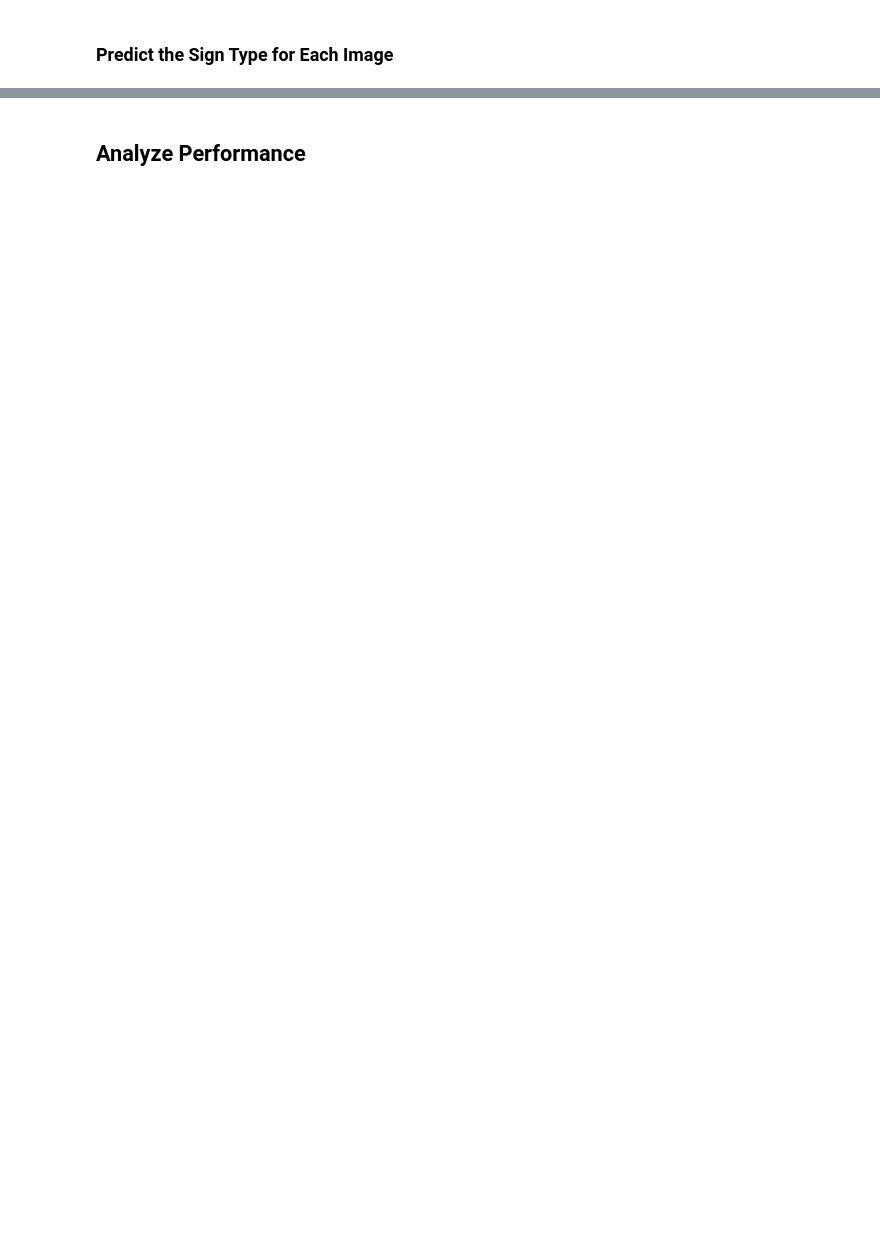
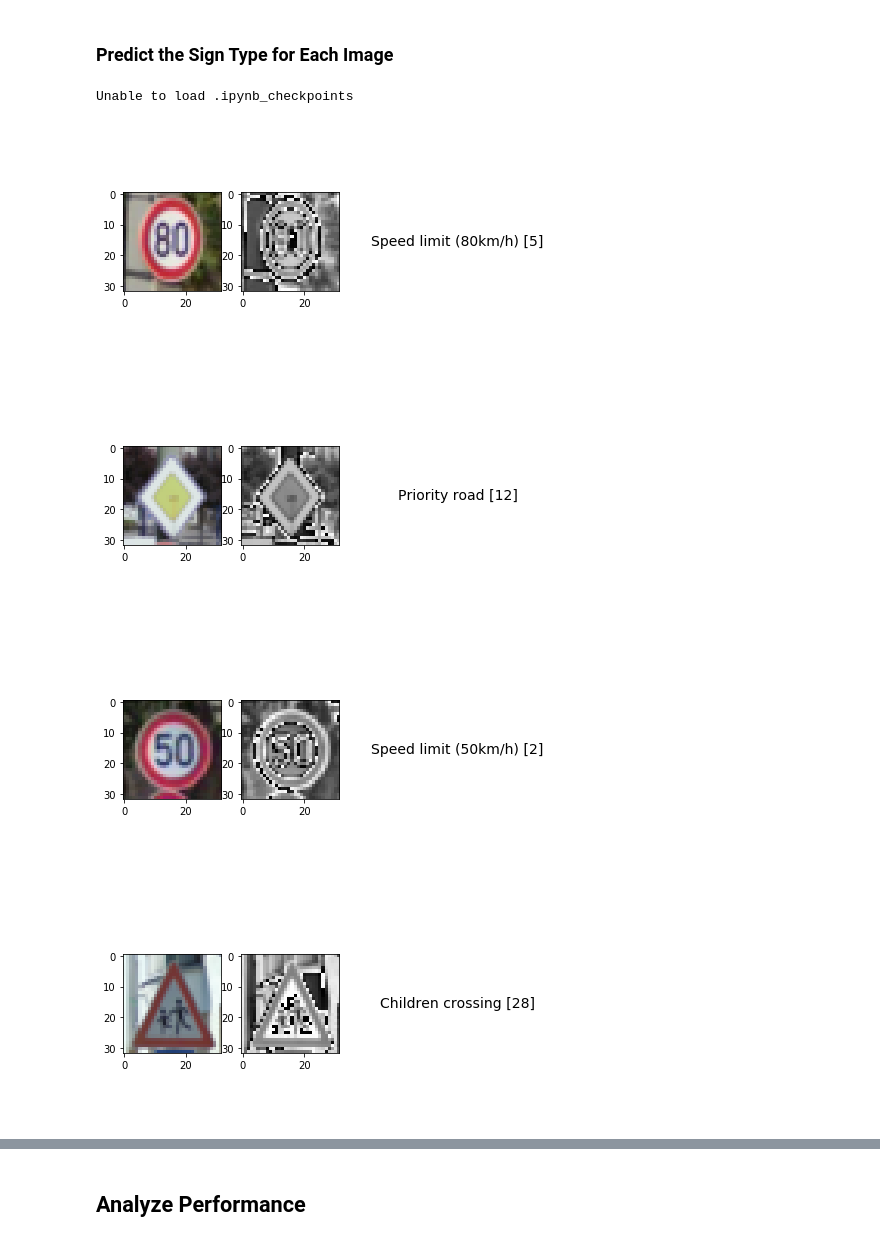
Before and after one commit to dincamihai/CarND-Traffic-Sign-Classifier-Project, a Jupyter notebook: Traffic_Sign_Classifier.ipynb, the cells around one changed output, grey strips where cells are left out. Drawn from its saved outputs; the diff is of its cells as text; code cells hidden in the pictures; blank space fills up the shorter version.

```diff
--- a/Traffic_Sign_Classifier.ipynb
+++ b/Traffic_Sign_Classifier.ipynb
@@ -593,31 +597,37 @@ plt.imshow(np.dstack(3*[res[0]]), cmap='gray')
 ### Feel free to use as many code cells as needed.
 import os
 
 def load_images():
     images = []
     for item in os.listdir('upload'):
         try:
             img = resize(mpimg.imread('./upload/%s' % item))
         except:
             print("Unable to load %s" % item)
         else:
             images.append(img)
     return images
 
 images = load_images()
 proc_images = preprocess(np.array(images))
 
 with tf.Session() as sess:
     sess.run(tf.global_variables_initializer())
     saver.restore(sess, './lenet.ckpt')
-    predictions = sess.run(logits, feed_dict={x: proc_images, keep_prob: 1})
+    predictions = sess.run(tf.argmax(logits, 1), feed_dict={x: proc_images, keep_prob: 1})
 
     for idx, p in enumerate(predictions):
         fig = plt.figure()
         plt.subplot(131)
         plt.imshow(images[idx])
         plt.subplot(132)
         plt.imshow(np.dstack(3*[proc_images[idx]]))
         plt.subplot(133, frameon=False, xticks=(), yticks=())
         plt.text(1, 0.5, "%s [%s]" % (classes[str(p)], p), ha='center', va='center', size=14)
         fig.show()
+# %% [output]
+Unable to load .ipynb_checkpoints
+[figure, added]
+[figure, added]
+[figure, added]
+[figure, added]
```
Also changed, not shown: parts of 5 cells of this notebook, 1 other file.
